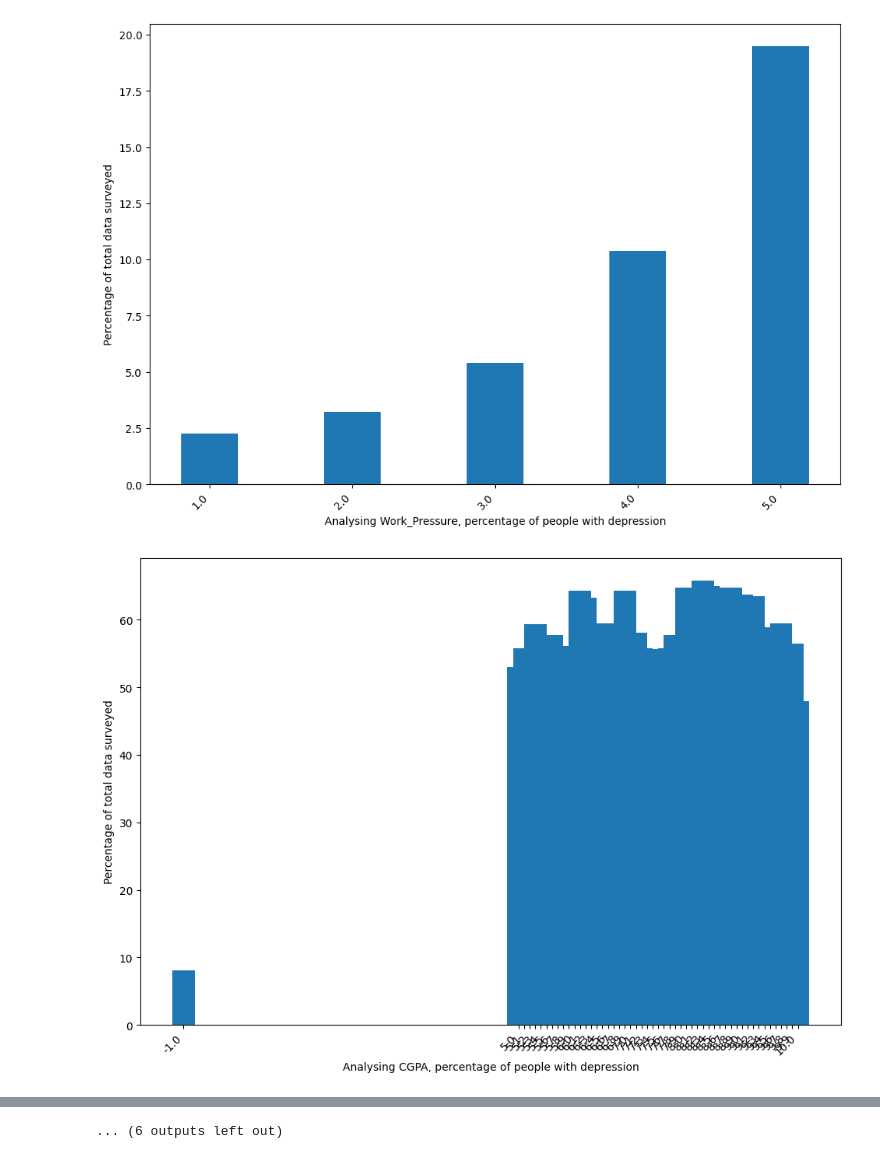
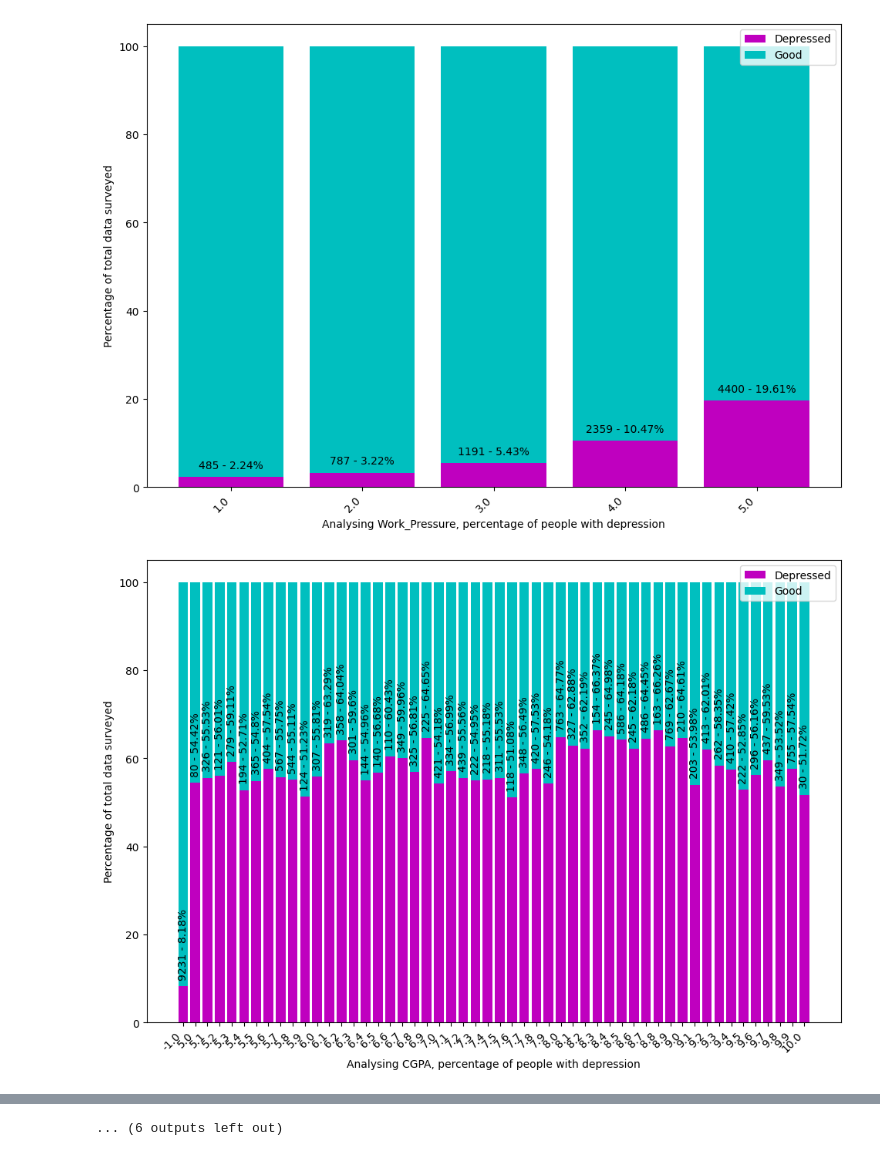
Before and after one commit to giju/iisc-g2, a Jupyter notebook: notebooks/2.01.gij.eda.ipynb, the cells around one changed output, grey strips where cells are left out. Drawn from its saved outputs; the diff is of its cells as text; code cells hidden in the pictures.

```diff
--- a/notebooks/2.01.gij.eda.ipynb
+++ b/notebooks/2.01.gij.eda.ipynb
@@ -6,15 +6,15 @@ import numpy as np
 import re
 import math
 import os;
-from health.utils import  load_training_data ,slugify
+import seaborn as sns
+from health.utils import  load_training_data ,  slugify,clean_str_data, column_encoder, EXEC_MODE, STR_COLS
 
 %reload_ext autoreload
 %autoreload 2
 
-
 TARGET='Depression'
 
-df = load_training_data('v1')
+df = load_training_data()
 print("total rows",len(df))
 # print(df['Sleep Duration'].unique())
 
@@ -104,38 +87,41 @@ for key in all_keys:
             vals = []
             data_list = []
             dep_list = []
+            rems = []
             for name in uq_list :
                total = df2.loc[df2[key] == name, 'Count'].sum()
                if total < 10:
                     continue
-               depressed = df2.loc[(df2[key] == name ) & (df2['Depression'] == "1"), 'Count'].sum()
-               names.append(name)
+               depressed = df2.loc[(df2[key] == name ) & (df2['Depression'] == 1), 'Count'].sum()
+               names.append(f"{name}")
                dep_list.append(depressed)
 
                perc =math.floor(depressed*10000/total)/100
                vals.append(perc)
-               data_list.append([name,perc,depressed,total])
+               rems.append(100-perc)
+               data_list.append([name,perc , depressed , total])
                print(f"{key} for {name:10} has  {perc:>6}% {depressed:>8}, {total:>8}")
             # axes.plot(names,vals,)
-            axes.bar(names, vals,0.4)
+            axes.bar(names, vals,color='m',label="Depressed")
+            axes.bar(names, rems,bottom=vals,  color='c',label="Good")
             axes.set_xticks(names)
             axes.set_xticklabels(names, rotation=45, ha='right')
+            axes.legend(loc="upper right")
             # axes.set_yticklabels(vals);
             rot = 0
             if (len(vals)> 6):
-                 rot = 45
-            # for i in range(0,len(vals)):
-            #     axes.text(i,vals[i],f"{dep_list[i]}",ha="center", rotation=rot )
-            target = f'../reports/v1/figures/{slugify(key)}.png'
+                 rot = 90
+            for i in range(0,len(vals)):
+                axes.text(i,vals[i]+2,f"{dep_list[i]} - {vals[i]}%",ha="center", rotation=rot )
+
+            target = f'../reports/{EXEC_MODE}/figures/{slugify(key)}.png'
             figure.savefig(target)
             print(f"Generated {target} chart")
-
             stats = pd.DataFrame(np.array(data_list),columns=[key,'Percentage','Depressed','Total'])
-
             # print(stats)
-            stats.to_csv(f"../reports/v1/{slugify(key)}.csv")
+            stats.to_csv(f"../reports/{EXEC_MODE}/{slugify(key)}.csv",index=False)
             # if (key == 'City'):
-                #  break
+            #      break
     except Exception as err:
         print("Error while",err)
     # break
@@ -169,2 +155,2 @@ Generated ../reports/v1/figures/family-history.png chart
-[figure, old version]
+[figure, new version]
-[figure, old version]
+[figure, new version]
```
Also changed, not shown: parts of 4 cells of this notebook, 9 other files.
